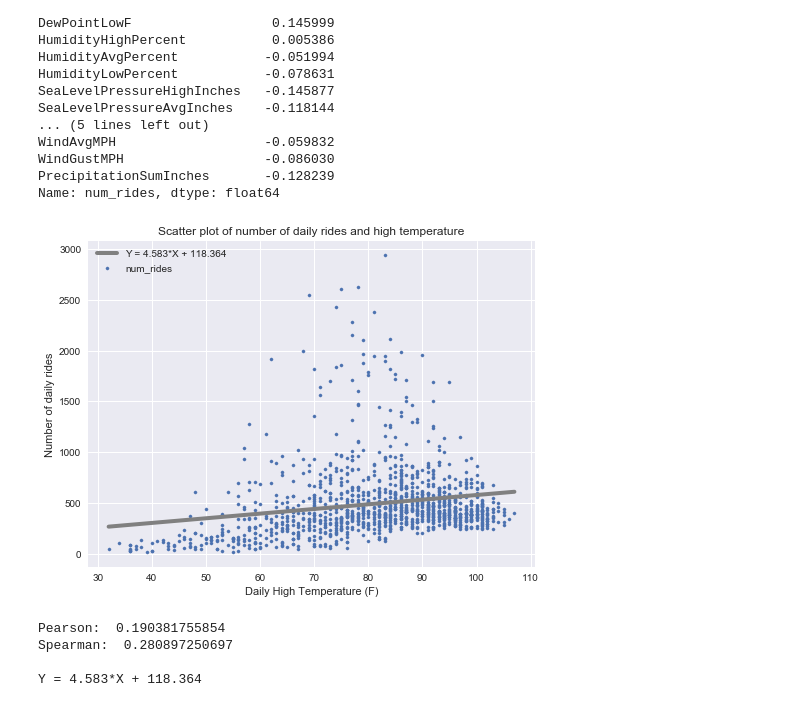
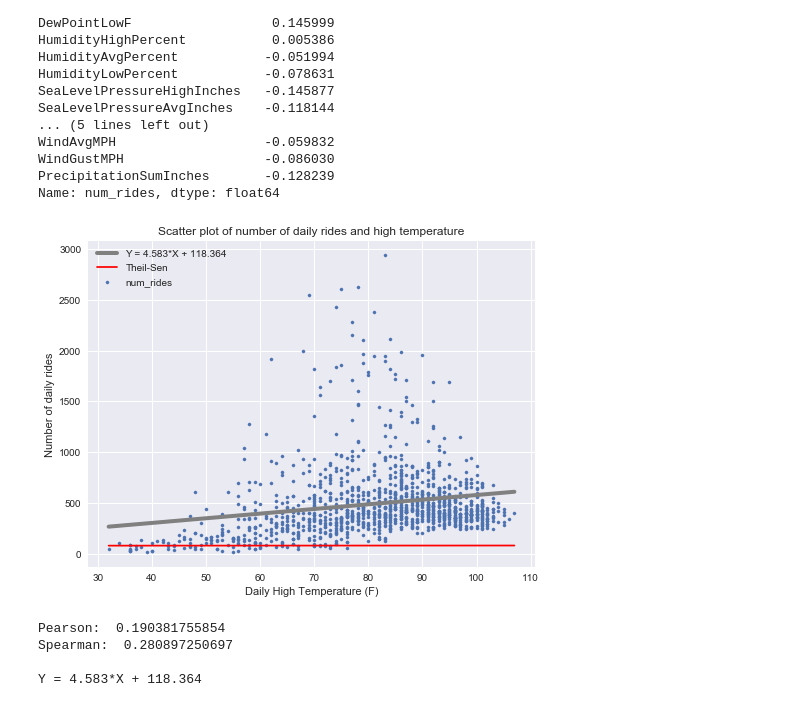
Before and after one commit to lpatruno/stats-fall17, a Jupyter notebook: notebooks/Lecture 12 - Linear Least Squares.ipynb, the cells around one changed output. Drawn from its saved outputs; the diff is of its cells as text; code cells hidden in the pictures.

Commit message:
theil sen

```diff
--- a/notebooks/Lecture 12 - Linear Least Squares.ipynb
+++ b/notebooks/Lecture 12 - Linear Least Squares.ipynb
@@ -340,21 +340,24 @@ fit_xs, fit_ys = FitLine(num_rides_df['TempHighF'], inter, slope)
 # %%
 plt.figure(figsize=(8, 6))
 
 plt.scatter(num_rides_df['TempHighF'], num_rides_df['num_rides'], s=10)
 plt.plot(fit_xs, fit_ys, color='gray', linewidth=4,
         label='Y = {}*X + {}'.format(round(slope, 3), round(inter, 3)))
+res = stats.theilslopes(num_rides_df['TempHighF'], num_rides_df['num_rides'], 0.90)
+plt.plot(fit_xs, res[1] + res[0]*fit_xs, color='red',
+        label='Theil-Sen')
 
 plt.title('Scatter plot of number of daily rides and high temperature')
 plt.ylabel('Number of daily rides')
 plt.xlabel('Daily High Temperature (F)')
 plt.legend(loc='upper left')
 plt.show()
 
 print('Pearson: ', num_rides_df[['TempHighF', 'num_rides']].corr().loc['TempHighF', 'num_rides'])
 print('Spearman: ', num_rides_df[['TempHighF', 'num_rides']].corr(method='spearman').loc['TempHighF', 'num_rides'], '\n')
 print('Y = {}*X + {}'.format(round(slope, 3), round(inter, 3)))
 # %% [output]
-[figure, old version]
+[figure, new version]
 Pearson:  0.190381755854
 Spearman:  0.280897250697
 
```
Also changed, not shown: parts of 2 cells of this notebook.
